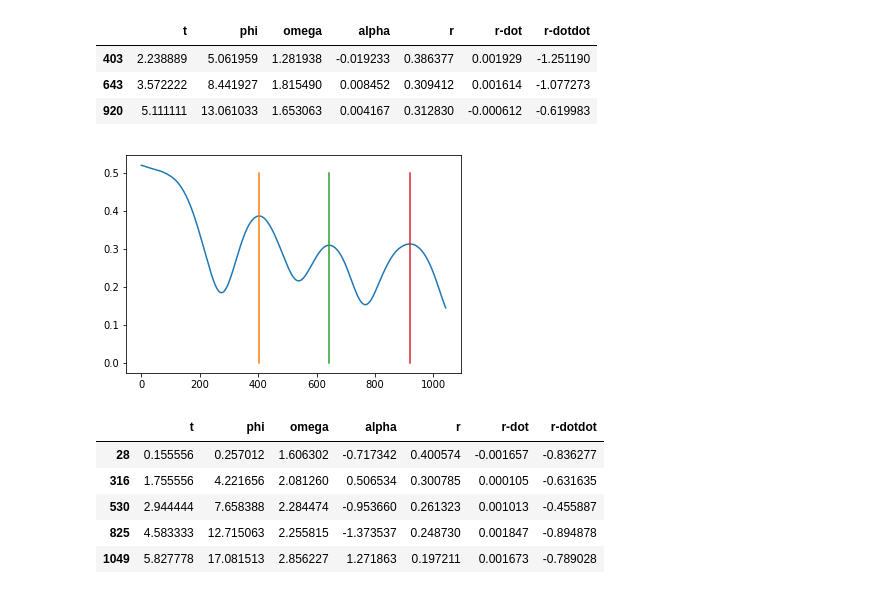
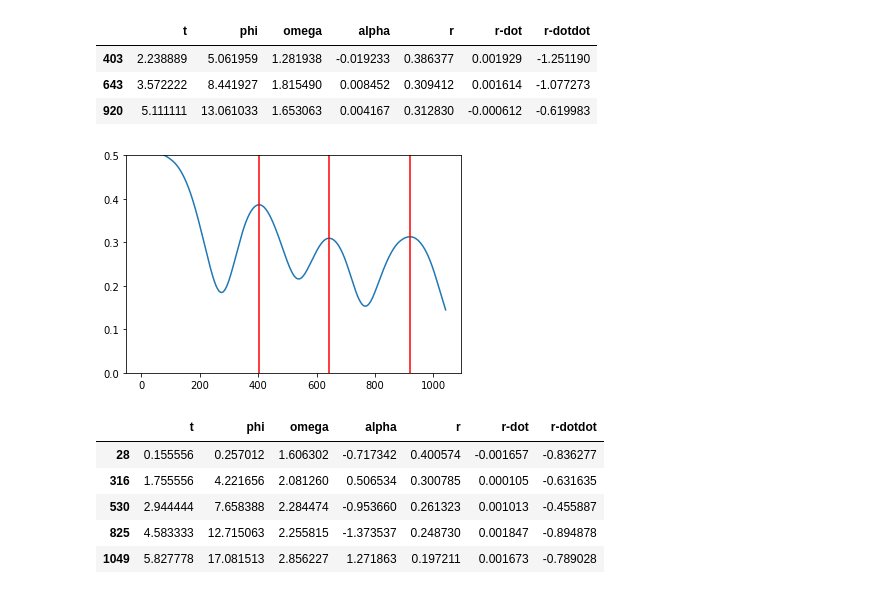
Before and after one commit to PauBatlle/Fisidabo-Revamped, a Jupyter notebook: Codi/Astronomical Data/Dades_astronòmiques.ipynb, the cells around one changed output. Cells and saved outputs as stored; diff of their text form; code cells hidden in the pictures.

```diff
--- a/Codi/Astronomical Data/Dades_astronòmiques.ipynb
+++ b/Codi/Astronomical Data/Dades_astronòmiques.ipynb
@@ -55,10 +56,11 @@ z
 # %%
 %matplotlib inline
 plt.plot(p['r'])
 for i in z.index.tolist():
-    plt.plot((i,i), (0, 0.5)) #Sempre va bé veure un gràfic :)
+    plt.plot((i,i), (0, 0.5), c = 'r') #Sempre va bé veure un gràfic :)
+    plt.ylim(0,0.5)
 # %% [output]
-[figure, old version]
+[figure, new version]
 # %%
 maxims_1 = z
 # %%
```
Also changed, not shown: parts of 2 cells of this notebook, 55 other files.
